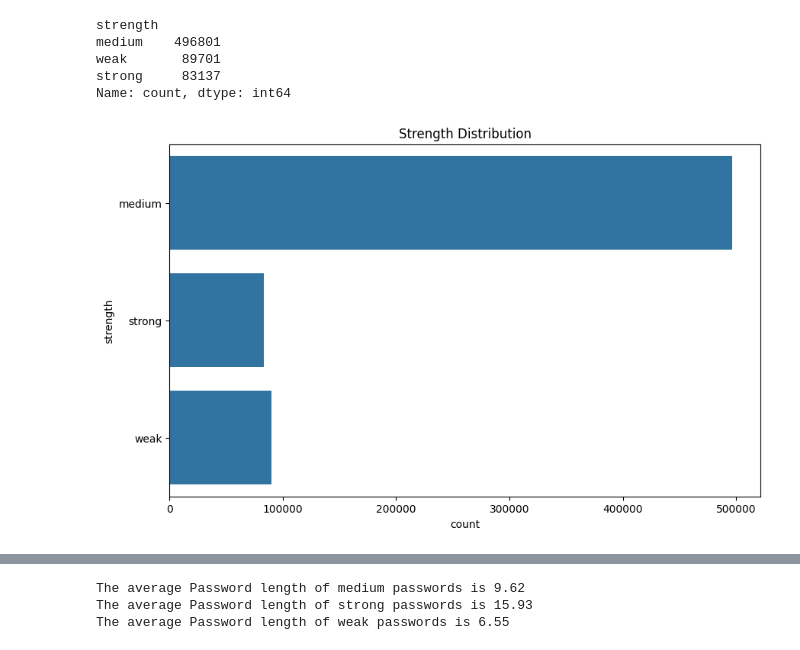
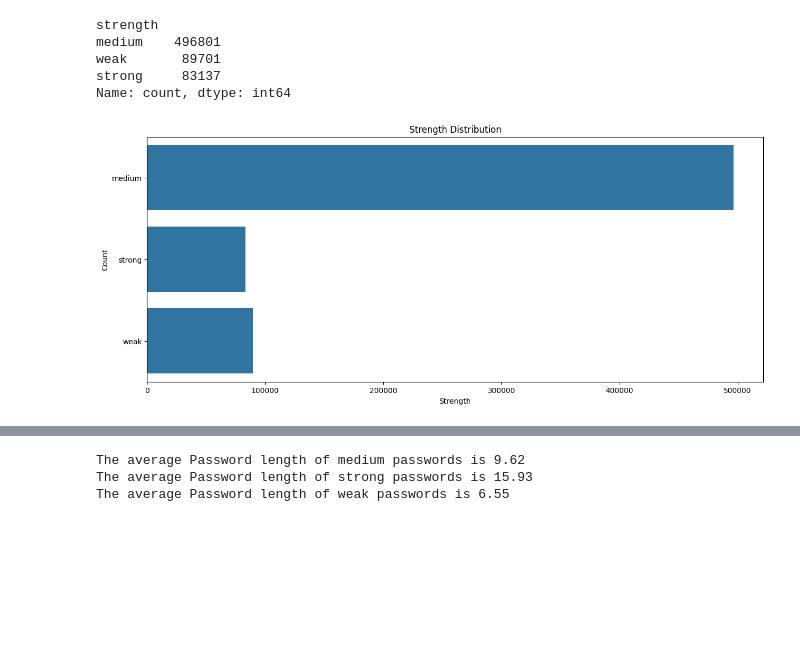
Before and after one commit to MrRezamo/Password_Strength_Checker, a Jupyter notebook: notebooks/exploratory_analysis.ipynb, the cells around one changed output, grey strips where cells are left out. Saved outputs shown, nothing was run; the diff lists cells and outputs as text; code cells hidden in the pictures; blank space fills up the shorter version.

```diff
--- a/notebooks/exploratory_analysis.ipynb
+++ b/notebooks/exploratory_analysis.ipynb
@@ -87,9 +116,11 @@ weak       89701
 strong     83137
 Name: count, dtype: int64
 # %%
-plt.figure(figsize=(10, 6))
-sns.countplot(data['strength'])
+plt.figure(figsize=(15, 6))
+ax = sns.countplot(data['strength'])
 plt.title('Strength Distribution')
+plt.xlabel('Strength')
+plt.ylabel('Count')
 plt.show()
 # %% [output]
-[figure, old version]
+[figure, new version]
```
Also changed, not shown: parts of 9 cells of this notebook.
